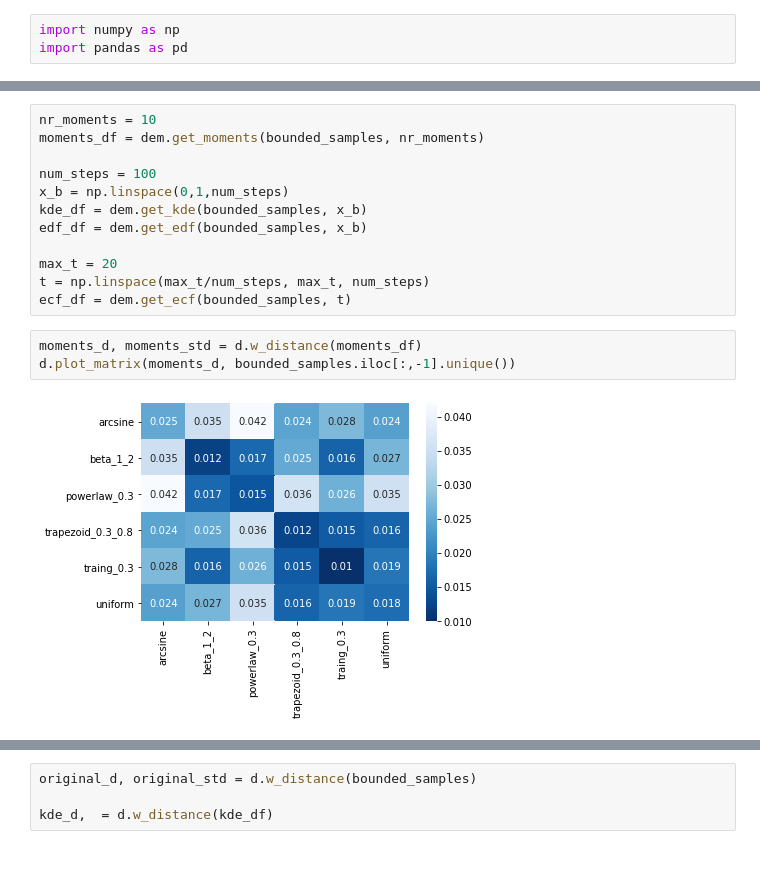
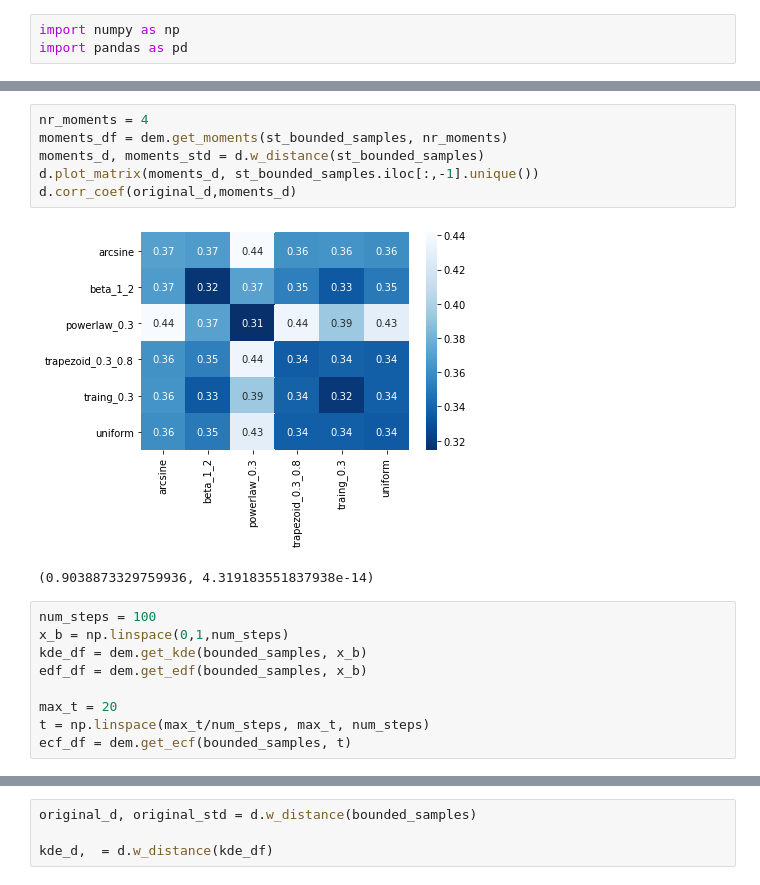
Before and after one commit to sheilafarrahi/thesis, a Jupyter notebook: distance.ipynb, the cells around one changed output, grey strips where cells are left out. Cells and saved outputs as stored; diff of their text form.

```diff
--- a/distance.ipynb
+++ b/distance.ipynb
@@ -68,7 +32,13 @@ array([[0.1096661 , 0.10068648, 0.13189304, 0.08171019, 0.07731934,
+# %%
+nr_moments = 4
+moments_df = dem.get_moments(st_bounded_samples, nr_moments)
+moments_d, moments_std = d.w_distance(st_bounded_samples)
+d.plot_matrix(moments_d, st_bounded_samples.iloc[:,-1].unique())
+d.corr_coef(original_d,moments_d)
+# %% [output]
+[figure, added]
+(0.9038873329759936, 4.319183551837938e-14)
 # %%
-nr_moments = 10
-moments_df = dem.get_moments(bounded_samples, nr_moments)
-
 num_steps = 100
 x_b = np.linspace(0,1,num_steps)
 kde_df = dem.get_kde(bounded_samples, x_b)
@@ -77,8 +47,3 @@ edf_df = dem.get_edf(bounded_samples, x_b)
 max_t = 20
 t = np.linspace(max_t/num_steps, max_t, num_steps)
 ecf_df = dem.get_ecf(bounded_samples, t)
-# %%
-moments_d, moments_std = d.w_distance(moments_df)
-d.plot_matrix(moments_d, bounded_samples.iloc[:,-1].unique())
-# %% [output]
-[figure, removed]
```
Also changed, not shown: parts of 30 cells of this notebook, 3 other files.
